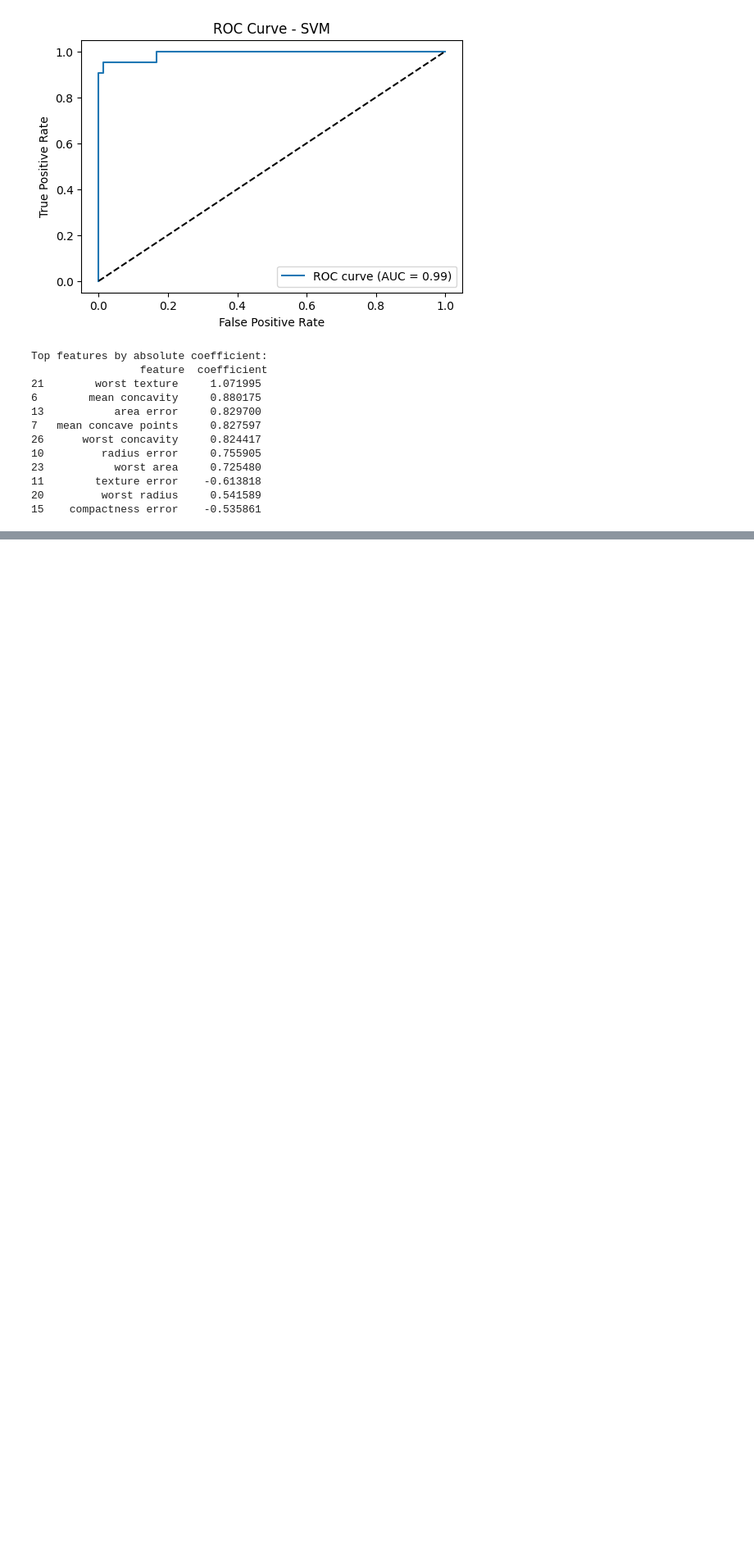
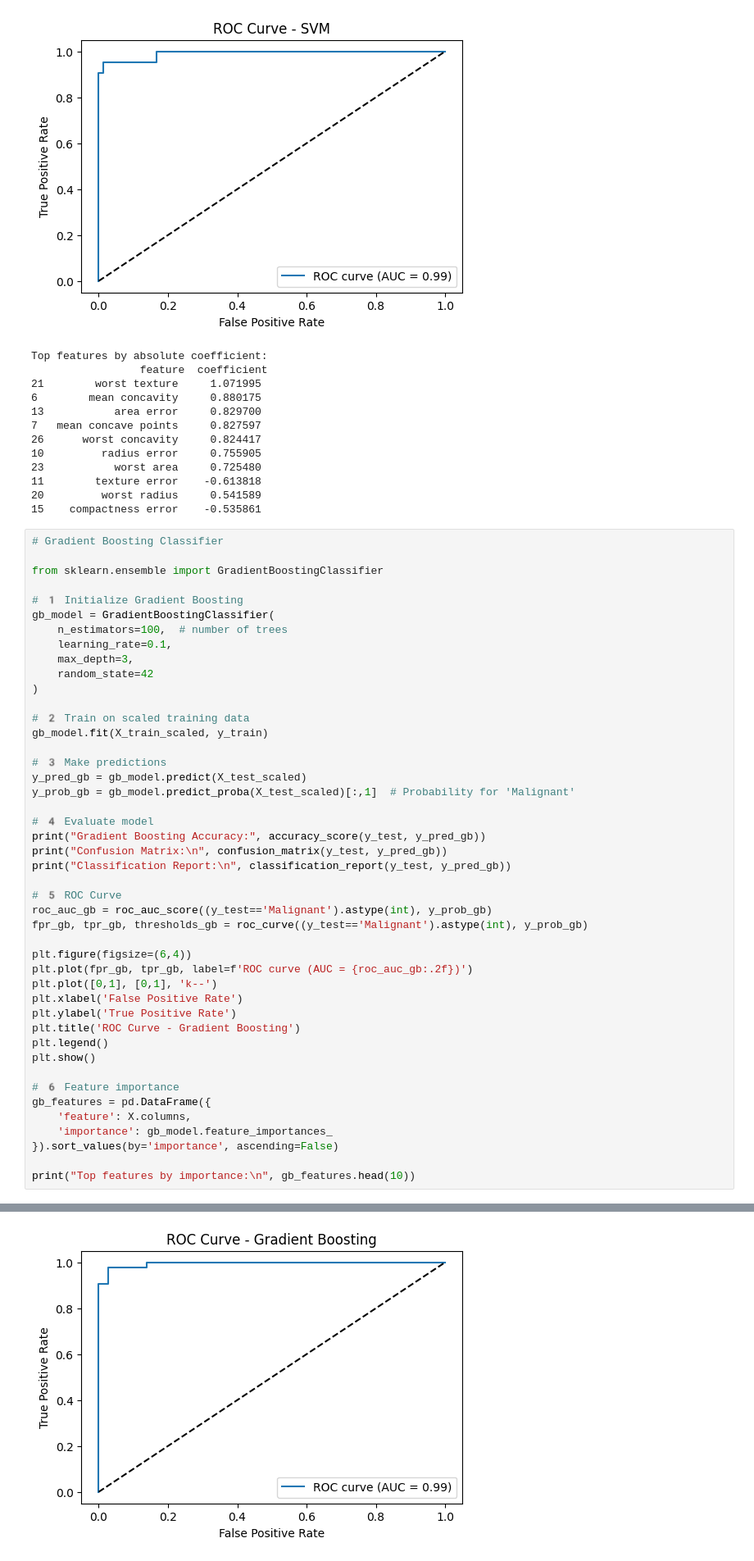
Before and after one commit to avafrank9983/BME-3968-Medical-AI---Project-1-Group-4-, a Jupyter notebook: Notebooks/modeling.ipynb, the cells around one changed output, grey strips where cells are left out. Shown at 82% size. Saved outputs shown, nothing was run; the diff lists cells and outputs as text; blank space fills up the shorter version.

Commit message:
Added gradient boosting model with evaluation, ROC curve, and feature importance

```diff
--- a/Notebooks/modeling.ipynb
+++ b/Notebooks/modeling.ipynb
@@ -244,3 +244,49 @@ Top features by absolute coefficient:
 11        texture error    -0.613818
 20         worst radius     0.541589
 15    compactness error    -0.535861
+# %%
+# Gradient Boosting Classifier
+
+from sklearn.ensemble import GradientBoostingClassifier
+
+# 1️ Initialize Gradient Boosting
+gb_model = GradientBoostingClassifier(
+    n_estimators=100,  # number of trees
+    learning_rate=0.1,
+    max_depth=3,
+    random_state=42
+)
+
+# 2️ Train on scaled training data
+gb_model.fit(X_train_scaled, y_train)
+
+# 3️ Make predictions
+y_pred_gb = gb_model.predict(X_test_scaled)
+y_prob_gb = gb_model.predict_proba(X_test_scaled)[:,1]  # Probability for 'Malignant'
+
+# 4️ Evaluate model
+print("Gradient Boosting Accuracy:", accuracy_score(y_test, y_pred_gb))
+print("Confusion Matrix:\n", confusion_matrix(y_test, y_pred_gb))
+print("Classification Report:\n", classification_report(y_test, y_pred_gb))
+
+# 5️ ROC Curve
+roc_auc_gb = roc_auc_score((y_test=='Malignant').astype(int), y_prob_gb)
+fpr_gb, tpr_gb, thresholds_gb = roc_curve((y_test=='Malignant').astype(int), y_prob_gb)
+
+plt.figure(figsize=(6,4))
+plt.plot(fpr_gb, tpr_gb, label=f'ROC curve (AUC = {roc_auc_gb:.2f})')
+plt.plot([0,1], [0,1], 'k--')
+plt.xlabel('False Positive Rate')
+plt.ylabel('True Positive Rate')
+plt.title('ROC Curve - Gradient Boosting')
+plt.legend()
+plt.show()
+
+# 6️ Feature importance
+gb_features = pd.DataFrame({
+    'feature': X.columns,
+    'importance': gb_model.feature_importances_
+}).sort_values(by='importance', ascending=False)
+
+print("Top features by importance:\n", gb_features.head(10))
+# %% [output]
@@ -246,0 +306 @@ Top features by absolute coefficient:
+[figure, added]
```
Also changed, not shown: parts of 1 cell of this notebook.
